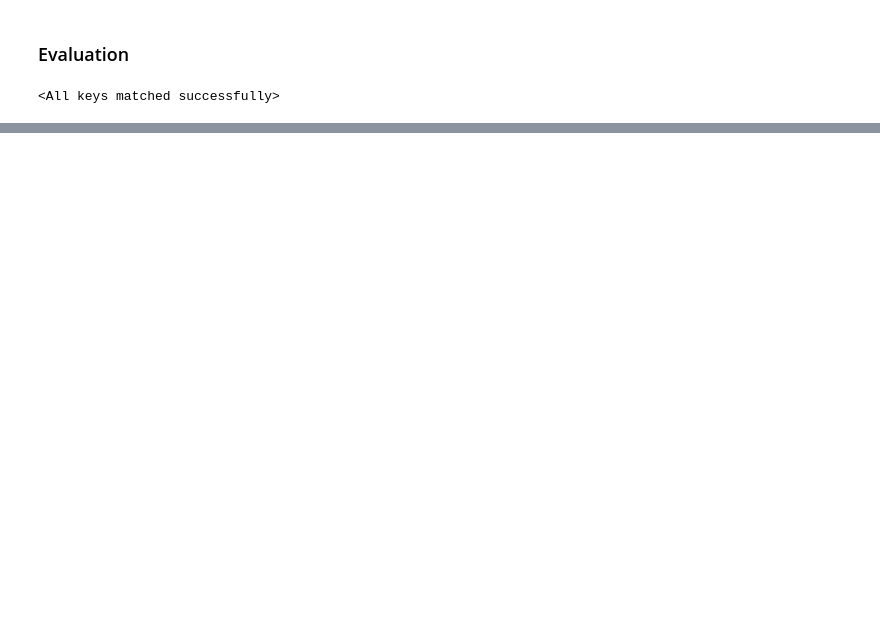
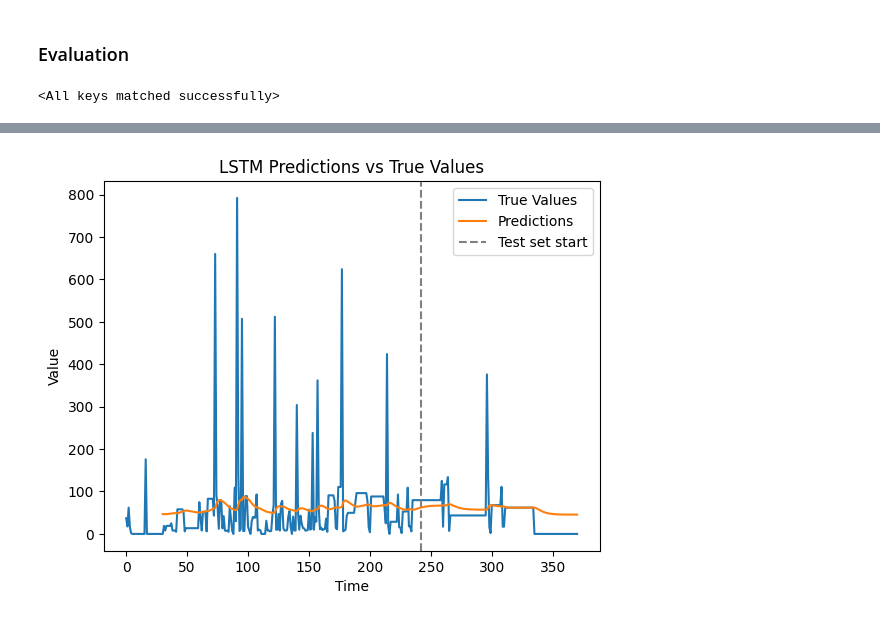
Before and after one commit to ParunNg/Downtime-Prediction, a Jupyter notebook: [REV1] Downtime Prediction.ipynb, the cells around one changed output, grey strips where cells are left out. Cells and saved outputs as stored; diff of their text form; code cells hidden in the pictures; blank space fills up the shorter version.

```diff
--- a/[REV1] Downtime Prediction.ipynb
+++ b/[REV1] Downtime Prediction.ipynb
@@ -242,0 +303,5 @@ train = create_data(train_set_norm, ws)
+# %%
+#define window size
+ws = 30 #use 30 days in the past to predict the next day
+
+X, y = create_data(train_set_norm, ws)
@@ -246,15 +320,20 @@ train = create_data(train_set_norm, ws)
 import torch.nn as nn
 
 class LSTM_model(nn.Module):
-    def __init__(self, input_s = 1, hs = 50, output_size = 1):
+    def __init__(self, input_s = 1, hs = 50, num_layers=1, output_size = 1):
         super().__init__()
         self.hs = hs
-        self.lstm = nn.LSTM(input_s, hs)  #LSTM will automatically create W(s) for us
+        self.num_layers = num_layers
+        self.lstm = nn.LSTM(input_s, hs, num_layers, batch_first=True)  #LSTM will automatically create W(s) for us
         self.linear = nn.Linear(hs, output_size)  #take output of LSTM, project to prediction
 
     def forward(self, input_):
-        out, _ = self.lstm(input_.reshape(input_.shape[0], 1, -1)) #30, 1, 1
-        out    = self.linear(out.view(len(input_), -1))  #30, 50
-        return out[-1]
+        h0 = torch.zeros(self.num_layers, input_.size(0), self.hs)
+        c0 = torch.zeros(self.num_layers, input_.size(0), self.hs)
+
+        # out, _ = self.lstm(input_.reshape(input_.shape[0], 1, -1)) #30, 1, 1
+        out, _ = self.lstm(input_, (h0, c0))
+        out    = self.linear(out[:, -1, :])  #30, 100
+        return out
 # %%
 torch.manual_seed(42)
@@ -307,7 +392,7 @@ Epoch: 100 Loss: 0.00682952
 # %% [markdown]
 ### Evaluation
 # %%
-model = LSTM_model()
+model = LSTM_model(num_layers=2)
 model.load_state_dict(torch.load(model_path))
 # %% [output]
 <All keys matched successfully>
@@ -338,0 +412,24 @@ plt.show()
+# %%
+import matplotlib.pyplot as plt
+
+# Concatenate the training and test predictions
+with torch.no_grad():
+    train_outputs = model(X_train.unsqueeze(-1)).squeeze().numpy()
+    test_outputs = model(X_test.unsqueeze(-1)).squeeze().numpy()
+all_outputs = np.concatenate((train_outputs, test_outputs))
+all_outputs = scaler.inverse_transform(all_outputs.reshape(-1, 1)).flatten()
+
+# Calculate the index where the test set starts
+test_start_index = len(X) - len(y_test) - ws
+
+# Plot the true values and the predictions
+plt.plot(train_set, label="True Values")
+plt.plot(range(ws, ws + len(all_outputs)), all_outputs, label="Predictions")
+plt.axvline(x=test_start_index, color='gray', linestyle='--', label="Test set start")
+plt.xlabel("Time")
+plt.ylabel("Value")
+plt.legend()
+plt.title("LSTM Predictions vs True Values")
+plt.show()
+# %% [output]
+[figure, added]
```
Also changed, not shown: parts of 27 cells of this notebook.
